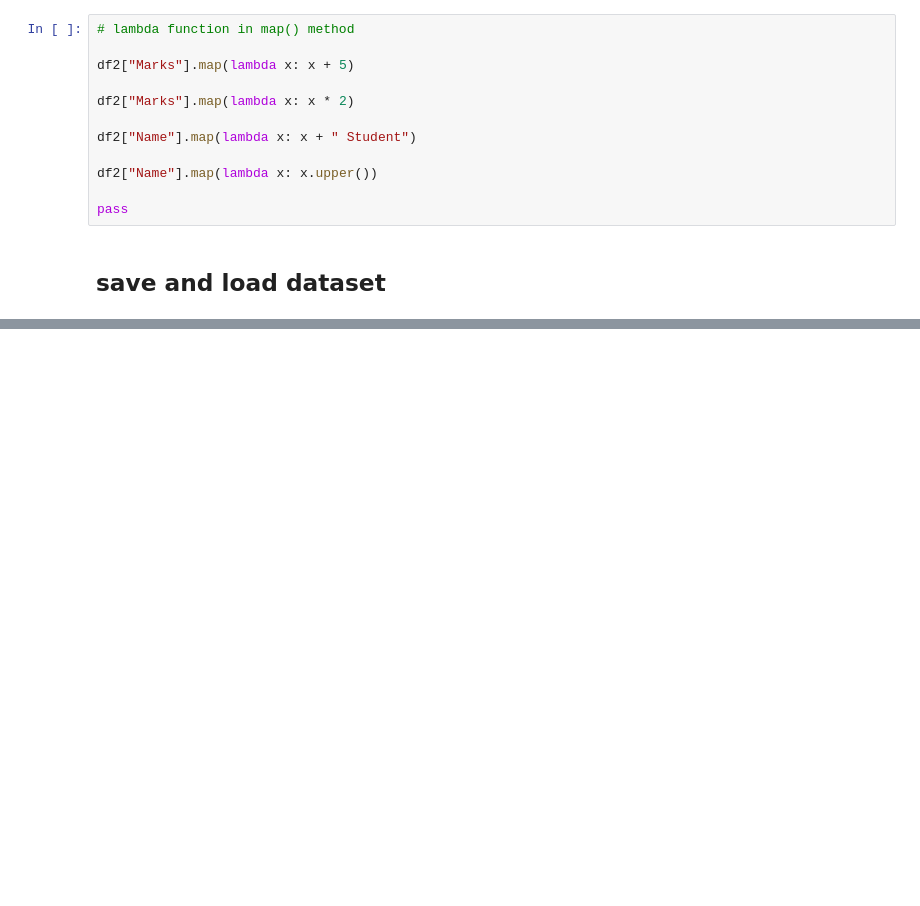
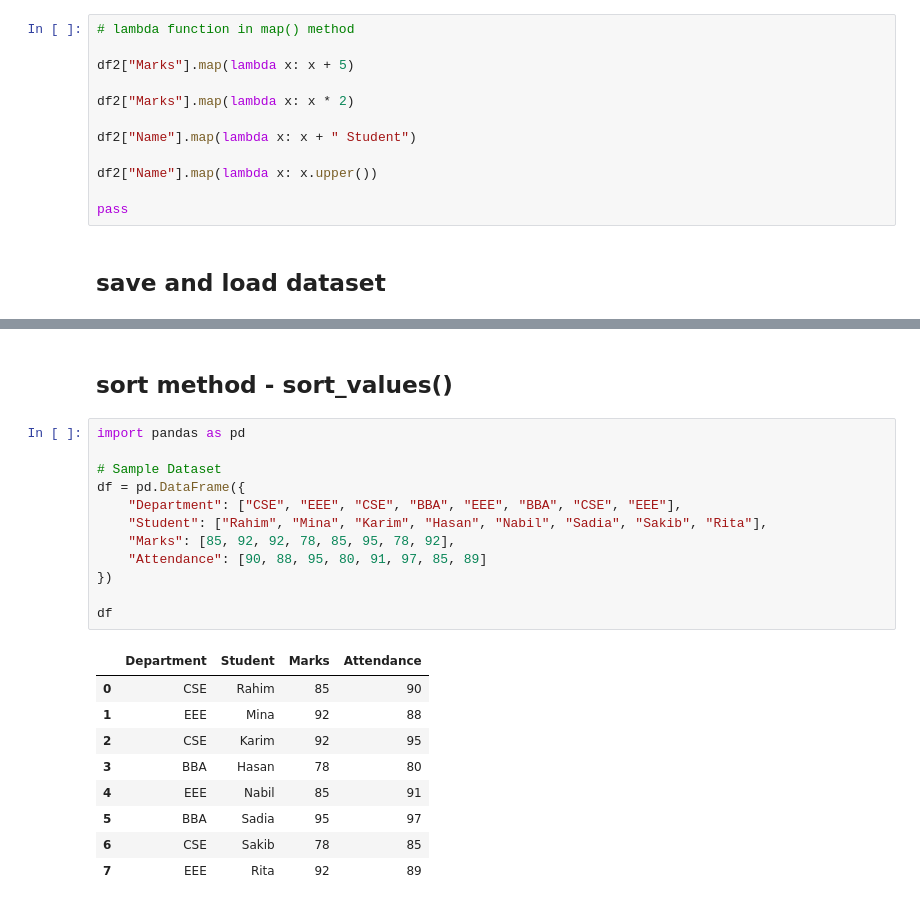
Before and after one commit to jihad-islam/Learning-ML, a Jupyter notebook: 3.Pandas/7.some_useful_methods.ipynb, the cells around one changed output, grey strips where cells are left out. Drawn from its saved outputs; the diff is of its cells as text; blank space fills up the shorter version.

```diff
--- a/3.Pandas/7.some_useful_methods.ipynb
+++ b/3.Pandas/7.some_useful_methods.ipynb
@@ -380,0 +381,24 @@ pd.read_csv("my_data_with_index.csv", index_col=0)
+# %% [markdown]
+## sort method - sort_values()
+# %%
+import pandas as pd
+
+# Sample Dataset
+df = pd.DataFrame({
+    "Department": ["CSE", "EEE", "CSE", "BBA", "EEE", "BBA", "CSE", "EEE"],
+    "Student": ["Rahim", "Mina", "Karim", "Hasan", "Nabil", "Sadia", "Sakib", "Rita"],
+    "Marks": [85, 92, 92, 78, 85, 95, 78, 92],
+    "Attendance": [90, 88, 95, 80, 91, 97, 85, 89]
+})
+
+df
+# %% [output]
+|  | Department | Student | Marks | Attendance |
+| 0 | CSE | Rahim | 85 | 90 |
+| 1 | EEE | Mina | 92 | 88 |
+| 2 | CSE | Karim | 92 | 95 |
+| 3 | BBA | Hasan | 78 | 80 |
+| 4 | EEE | Nabil | 85 | 91 |
+| 5 | BBA | Sadia | 95 | 97 |
+| 6 | CSE | Sakib | 78 | 85 |
+| 7 | EEE | Rita | 92 | 89 |
```
Also changed, not shown: parts of 21 cells of this notebook, 2 other files.
